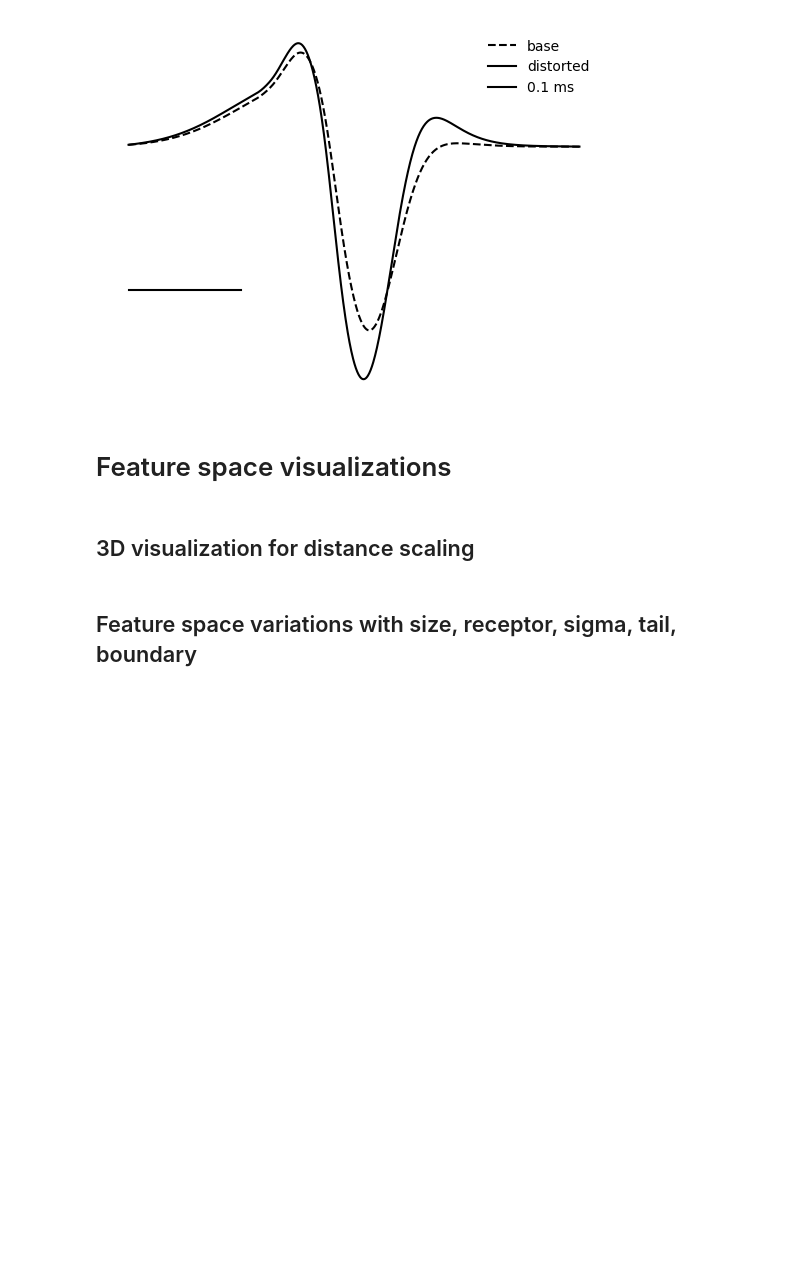
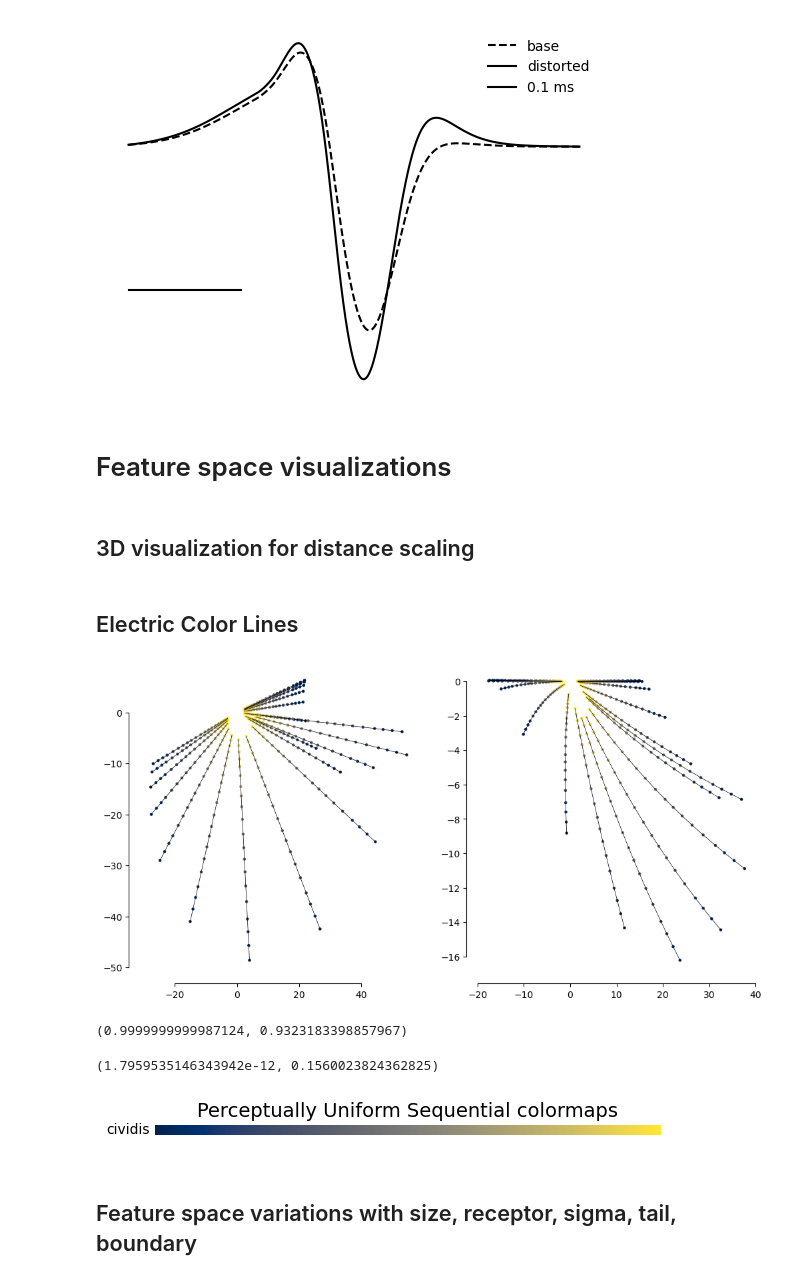
Before and after one commit to DenisTurcu/efish-physics-model, a Jupyter notebook: figures/figures.ipynb, the cells around one changed output. Drawn from its saved outputs; the diff is of its cells as text; code cells hidden in the pictures; blank space fills up the shorter version.

Commit message:
update figures

```diff
--- a/figures/figures.ipynb
+++ b/figures/figures.ipynb
@@ -220,3 +219,5 @@ fig = px.scatter_3d(
 fig.update_traces(marker_size=2, opacity=1)
 fig.update_layout(width=1000, height=1000)
 fig.show()
+# %% [markdown]
+## Electric Color Lines
@@ -223,2 +253,63 @@ fig.show()
+# %%
+def plot_electric_color_lines(dfgroup, ax_conv, ax_pppn):
+    ax_conv.plot(dfgroup["mz"], dfgroup["dlz"], c="k", lw=0.5)
+    ax_conv.scatter(dfgroup["mz"], dfgroup["dlz"], c=np.log(dfgroup["distance_color"]), s=5, cmap="cividis")
+    ax_pppn.plot(dfgroup["pp"], dfgroup["pn"], c="k", lw=0.5)
+    ax_pppn.scatter(dfgroup["pp"], dfgroup["pn"], c=np.log(dfgroup["distance_color"]), s=5, cmap="cividis")
+
+    _, _, r2_conv, _, _ = scipy.stats.linregress(dfgroup["mz"], dfgroup["dlz"])
+    _, _, r2_pppn, _, _ = scipy.stats.linregress(dfgroup["pp"], dfgroup["pn"])
+    return pd.Series(dict(conv=r2_conv**2, pppn=r2_pppn**2))
+
+
+f, ax = plt.subplots(1, 2, figsize=(12, 6))
+color_line_r2 = plot_df.groupby(["R_id", "C_id"]).apply(lambda x: plot_electric_color_lines(x, ax[0], ax[1])).reset_index()
+sns.despine(ax=ax[0], offset=10, trim=True)
+sns.despine(ax=ax[1], offset=10, trim=True)
+plt.savefig("panels/electric_color_lines.svg")
+plt.show()
+# %% [output]
+[figure, added]
+# %%
+color_line_r2["conv"].mean(), color_line_r2["pppn"].mean()
+# %% [output]
+(0.9999999999987124, 0.9323183398857967)
+# %%
+color_line_r2["conv"].std(), color_line_r2["pppn"].std()
+# %% [output]
+(1.7959535146343942e-12, 0.1560023824362825)
+# %%
+cmaps = {}
+
+gradient = np.linspace(0, 1, 256)
+gradient = np.vstack((gradient, gradient))
+
+
+def plot_color_gradients(category, cmap_list):
+    # Create figure and adjust figure height to number of colormaps
+    nrows = len(cmap_list)
+    figh = 0.35 + 0.15 + (nrows + (nrows - 1) * 0.1) * 0.22
+    fig, axs = plt.subplots(nrows=nrows + 1, figsize=(6.4, figh))
+    fig.subplots_adjust(top=1 - 0.35 / figh, bottom=0.15 / figh,
+                        left=0.2, right=0.99)
+    axs[0].set_title(f'{category} colormaps', fontsize=14)
+
+    for ax, name in zip(axs, cmap_list):
+        ax.imshow(gradient, aspect='auto', cmap=mpl.colormaps[name])
+        ax.text(-0.01, 0.5, name, va='center', ha='right', fontsize=10,
+                transform=ax.transAxes)
+
+    # Turn off *all* ticks & spines, not just the ones with colormaps.
+    for ax in axs:
+        ax.set_axis_off()
+
+    # Save colormap list for later.
+    cmaps[category] = cmap_list
+
+plot_color_gradients('Perceptually Uniform Sequential',
+                     ['cividis'])
+plt.savefig("panels/electric_color_line-color_gradients.svg")
+# %% [output]
+[figure, added]
 # %% [markdown]
 ## Feature space variations with size, receptor, sigma, tail, boundary
```
Also changed, not shown: parts of 3 cells of this notebook, 1 other file.
